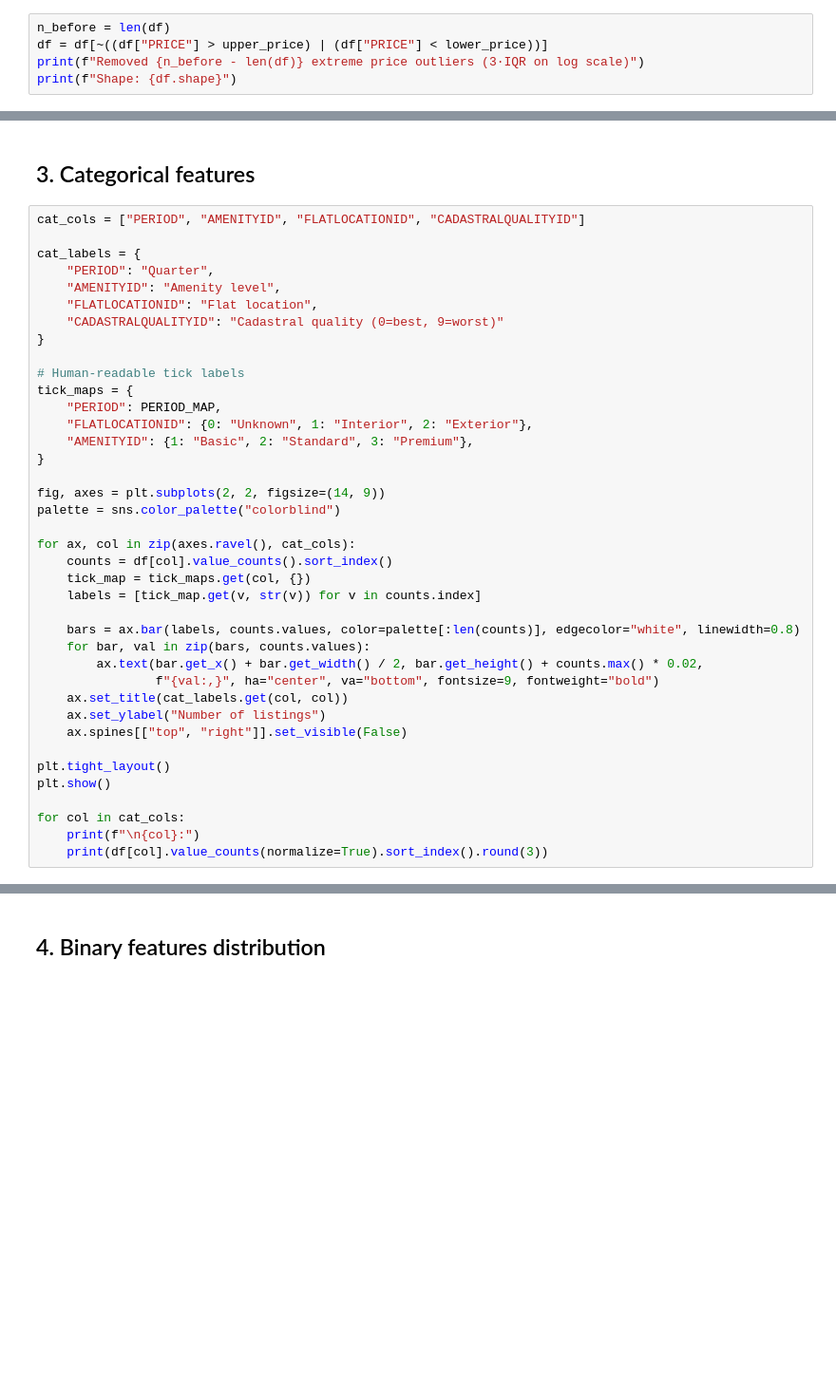
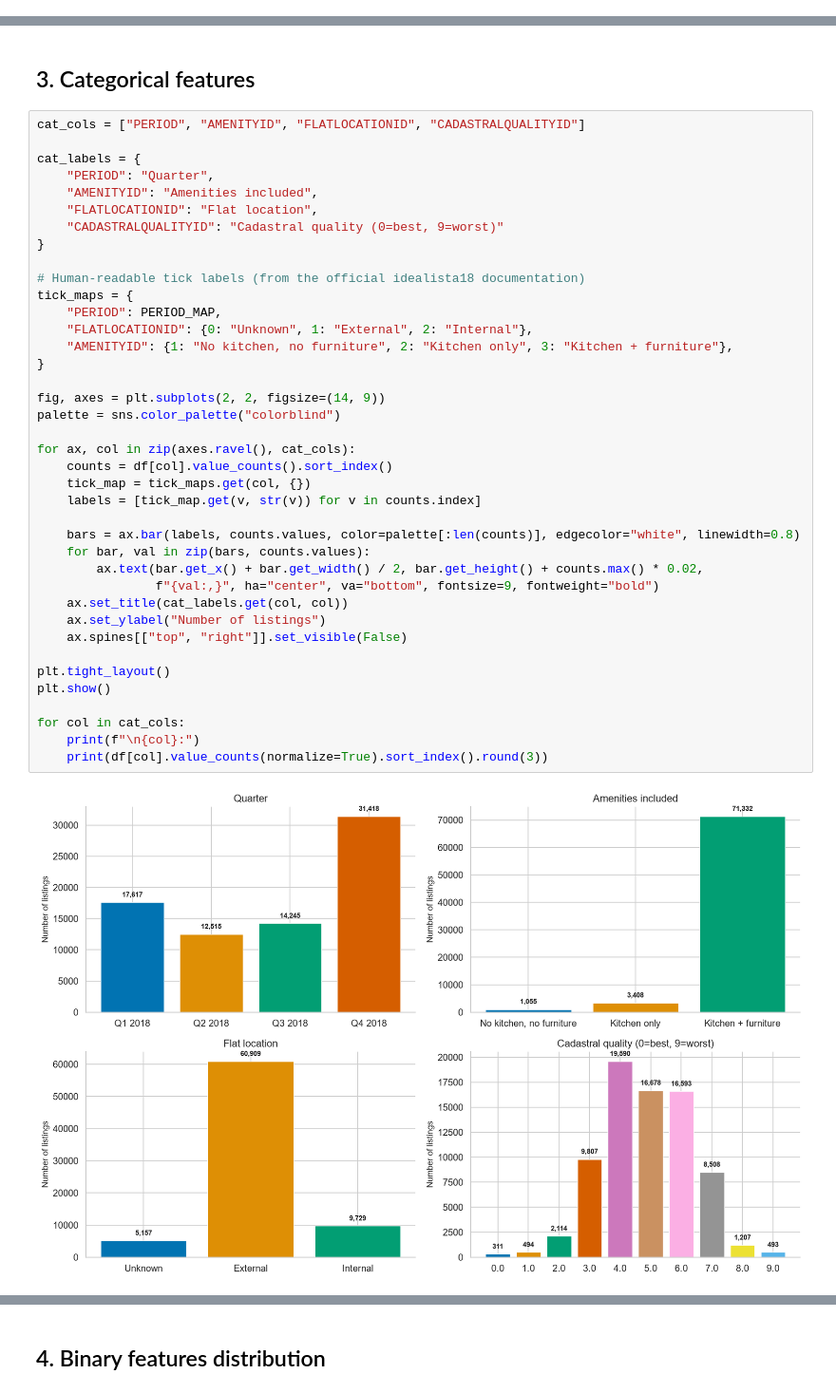
Before and after one commit to PabloMonteroRuiz/machine-learning-airbnb, a Jupyter notebook: notebooks/02_distributions_and_outliers.ipynb, the cells around one changed output, grey strips where cells are left out. Shown at 95% size. Saved outputs shown, nothing was run; the diff lists cells and outputs as text; blank space fills up the shorter version.

```diff
--- a/notebooks/02_distributions_and_outliers.ipynb
+++ b/notebooks/02_distributions_and_outliers.ipynb
@@ -140,5 +141,0 @@ print(f"Median EUR/m² (all): {(df['PRICE'] / df['CONSTRUCTEDAREA']).median():,.
-# %%
-n_before = len(df)
-df = df[~((df["PRICE"] > upper_price) | (df["PRICE"] < lower_price))]
-print(f"Removed {n_before - len(df)} extreme price outliers (3·IQR on log scale)")
-print(f"Shape: {df.shape}")
@@ -237,37 +272,39 @@ cat_cols = ["PERIOD", "AMENITYID", "FLATLOCATIONID", "CADASTRALQUALITYID"]
 
 cat_labels = {
     "PERIOD": "Quarter",
-    "AMENITYID": "Amenity level",
+    "AMENITYID": "Amenities included",
     "FLATLOCATIONID": "Flat location",
     "CADASTRALQUALITYID": "Cadastral quality (0=best, 9=worst)"
 }
 
-# Human-readable tick labels
+# Human-readable tick labels (from the official idealista18 documentation)
 tick_maps = {
     "PERIOD": PERIOD_MAP,
-    "FLATLOCATIONID": {0: "Unknown", 1: "Interior", 2: "Exterior"},
-    "AMENITYID": {1: "Basic", 2: "Standard", 3: "Premium"},
+    "FLATLOCATIONID": {0: "Unknown", 1: "External", 2: "Internal"},
+    "AMENITYID": {1: "No kitchen, no furniture", 2: "Kitchen only", 3: "Kitchen + furniture"},
 }
 
 fig, axes = plt.subplots(2, 2, figsize=(14, 9))
 palette = sns.color_palette("colorblind")
 
 for ax, col in zip(axes.ravel(), cat_cols):
     counts = df[col].value_counts().sort_index()
     tick_map = tick_maps.get(col, {})
     labels = [tick_map.get(v, str(v)) for v in counts.index]
 
     bars = ax.bar(labels, counts.values, color=palette[:len(counts)], edgecolor="white", linewidth=0.8)
     for bar, val in zip(bars, counts.values):
         ax.text(bar.get_x() + bar.get_width() / 2, bar.get_height() + counts.max() * 0.02,
                 f"{val:,}", ha="center", va="bottom", fontsize=9, fontweight="bold")
     ax.set_title(cat_labels.get(col, col))
     ax.set_ylabel("Number of listings")
     ax.spines[["top", "right"]].set_visible(False)
 
 plt.tight_layout()
 plt.show()
 
 for col in cat_cols:
     print(f"\n{col}:")
     print(df[col].value_counts(normalize=True).sort_index().round(3))
+# %% [output]
+[figure, added]
```
Also changed, not shown: parts of 22 cells of this notebook.
